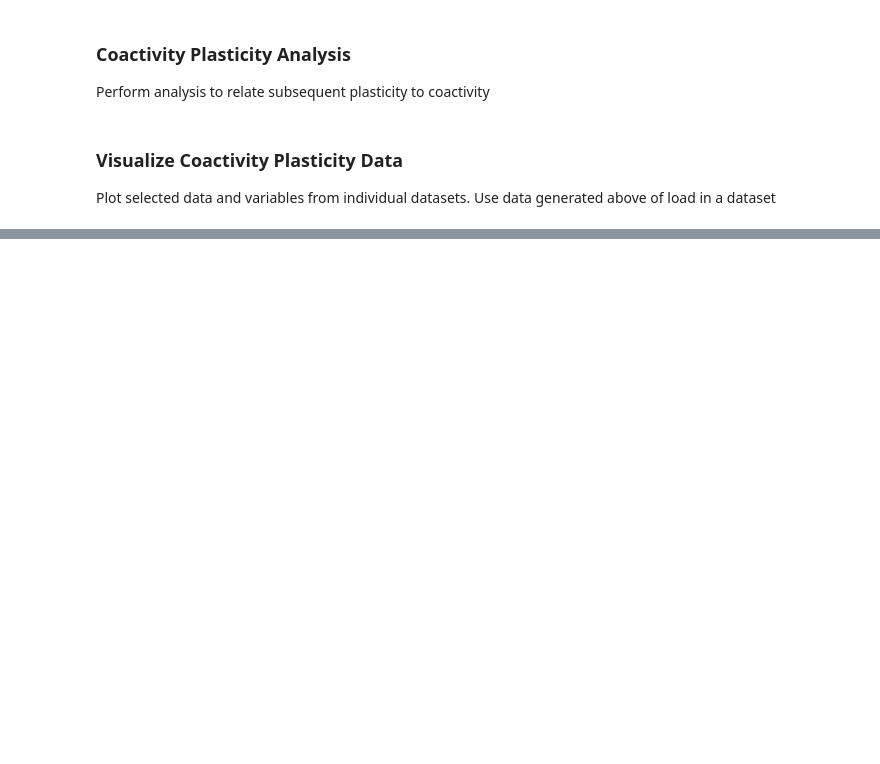
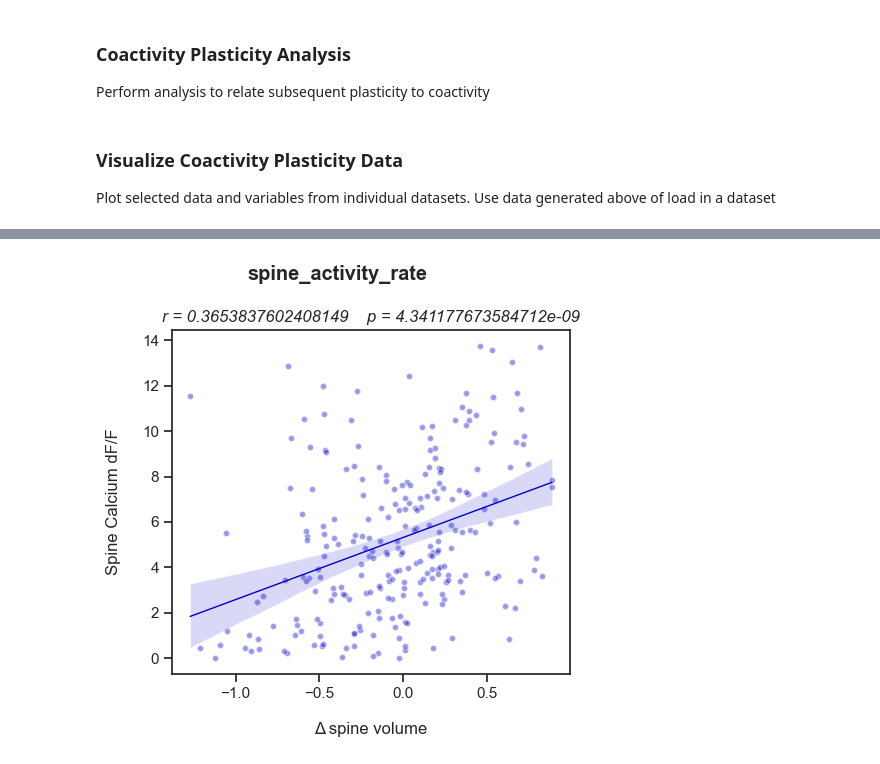
Before and after one commit to wjakewright/Lab_Analyses, a Jupyter notebook: Lab_Analyses/Spine_Analysis/Batch_Coactivity_Analysis.ipynb, the cells around one changed output, grey strips where cells are left out. Saved outputs shown, nothing was run; the diff lists cells and outputs as text; code cells hidden in the pictures; blank space fills up the shorter version.

```diff
--- a/Lab_Analyses/Spine_Analysis/Batch_Coactivity_Analysis.ipynb
+++ b/Lab_Analyses/Spine_Analysis/Batch_Coactivity_Analysis.ipynb
@@ -237,22 +153,25 @@ print(sum(plot_data.stable_spines))
 # %%
 # Correlation Plots
 plot_data.plot_volume_correlation(
     variable_name="spine_activity_rate",
     volume_type="relative_volume",
     CI=95,
     ytitle="Spine Calcium dF/F",
     xlim=None,
     ylim=None,
     face_color="mediumblue",
     edge_color="white",
     edge_width=1,
+    s_size=20,
     s_alpha=0.4,
     line_color="mediumblue",
     line_width=1,
     log_trans=True,
     save=False,
     save_path=figure_path
 )
+# %% [output]
+[figure, added]
 # %%
 # Group mean activity plots
 plot_data.plot_group_scatter_plot(
```
Also changed, not shown: parts of 7 cells of this notebook.
